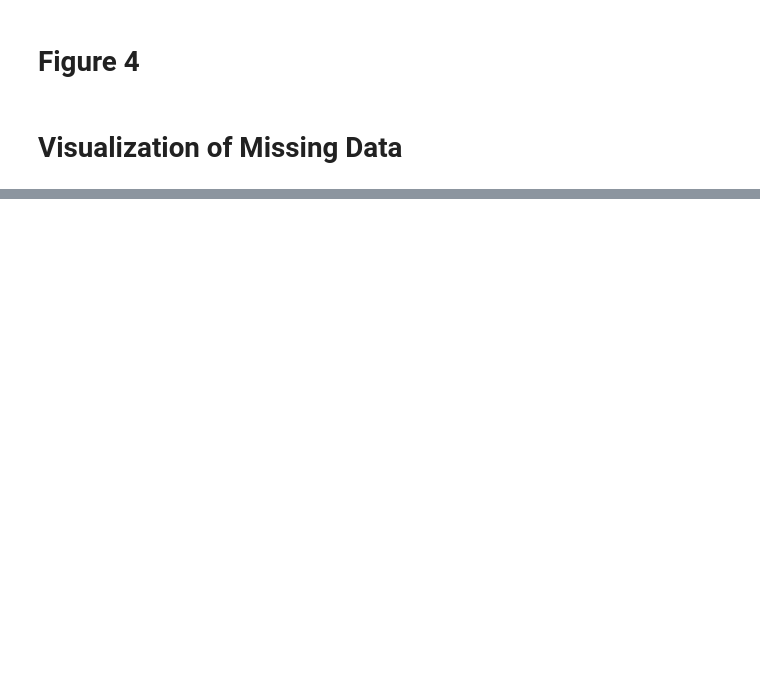
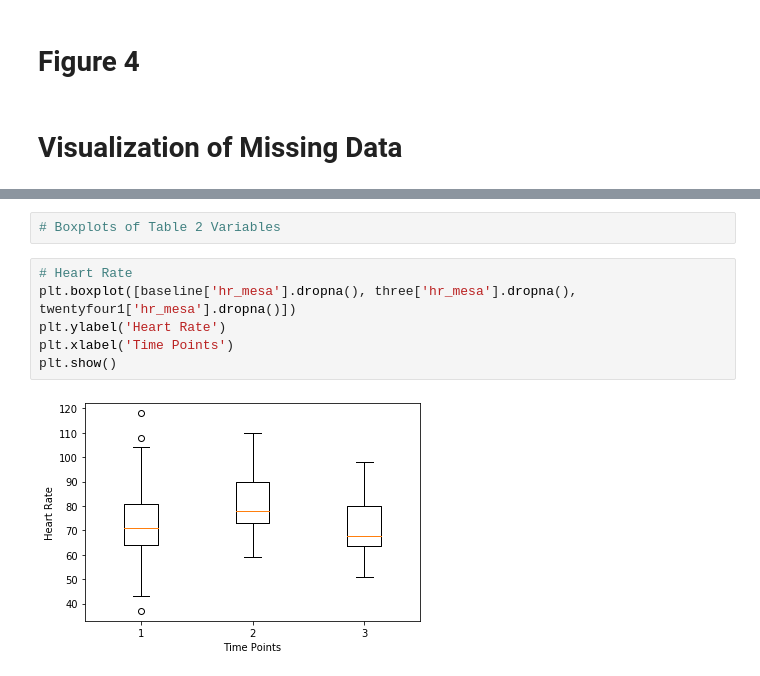
Before and after one commit to dpuri-wm/Reach2021, a Jupyter notebook: collab/main.ipynb, the cells around one changed output, grey strips where cells are left out. Drawn from its saved outputs; the diff is of its cells as text; blank space fills up the shorter version.

Commit message:
some visualizations

```diff
--- a/collab/main.ipynb
+++ b/collab/main.ipynb
@@ -344,0 +346,10 @@ msno.matrix(data, labels=True, fontsize=6)
+# %%
+# Boxplots of Table 2 Variables
+# %%
+# Heart Rate
+plt.boxplot([baseline['hr_mesa'].dropna(), three['hr_mesa'].dropna(), twentyfour1['hr_mesa'].dropna()])
+plt.ylabel('Heart Rate')
+plt.xlabel('Time Points')
+plt.show()
+# %% [output]
+[figure, added]
```
Also changed, not shown: parts of 10 cells of this notebook.
